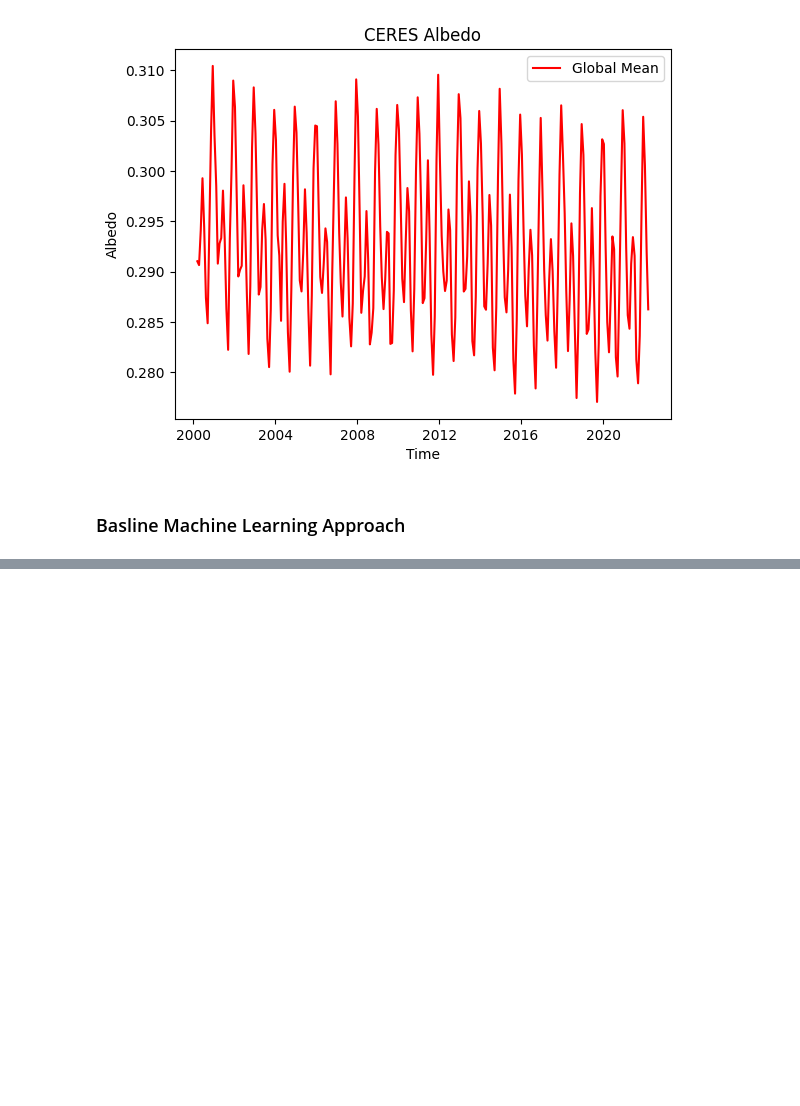
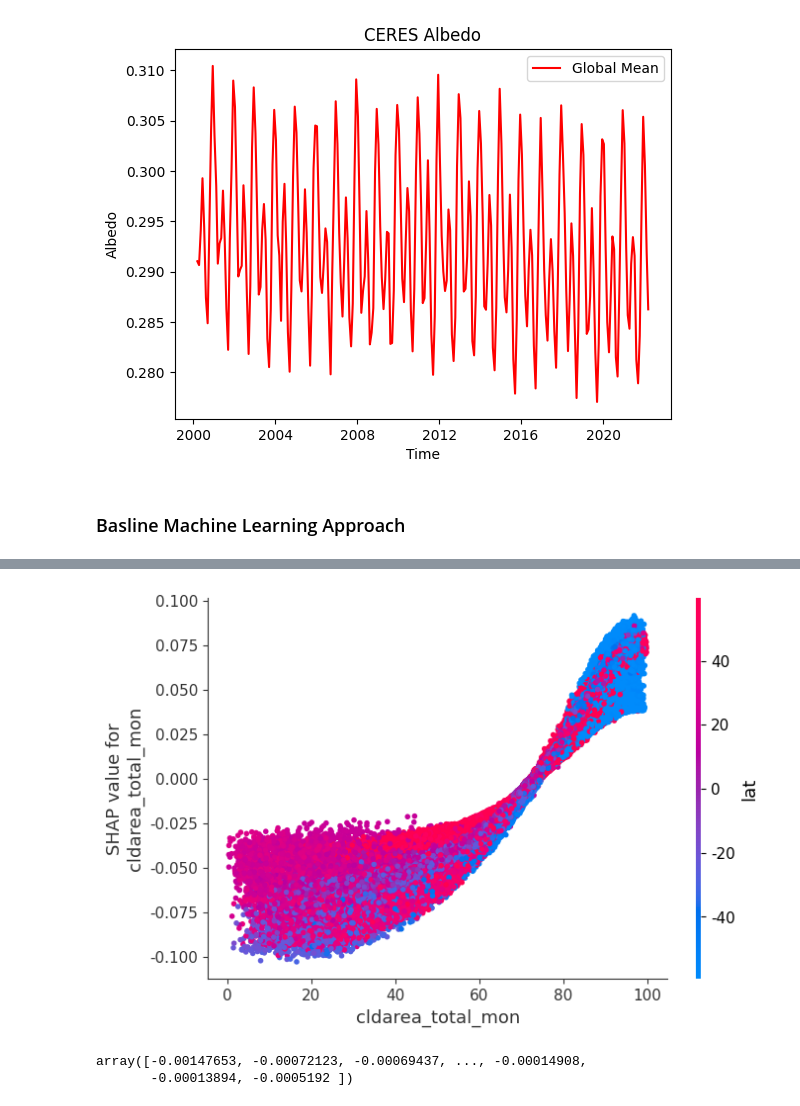
Before and after one commit to samuelhkahn/ai-albedo-research, a Jupyter notebook: Albedo Machine Learning with no TS model.ipynb, the cells around one changed output, grey strips where cells are left out. Cells and saved outputs as stored; diff of their text form; code cells hidden in the pictures; blank space fills up the shorter version.

```diff
--- a/Albedo Machine Learning with no TS model.ipynb
+++ b/Albedo Machine Learning with no TS model.ipynb
@@ -82,0 +471,3 @@ ExplainableBoostingRegressor()
+# %%
+shap_values = explainer(X_test)
+# shap_values
@@ -82,0 +485,11 @@ ExplainableBoostingRegressor()
+# %%
+shap.dependence_plot("cldarea_total_mon",
+                     shap_values.values,
+                     X_test,interaction_index=1)
+# %% [output]
+[figure, added]
+# %%
+ shap_values[:, interaction_idx].values
+# %% [output]
+array([-0.00147653, -0.00072123, -0.00069437, ..., -0.00014908,
+       -0.00013894, -0.0005192 ])
```
Also changed, not shown: parts of 62 cells of this notebook, 2 other files.
